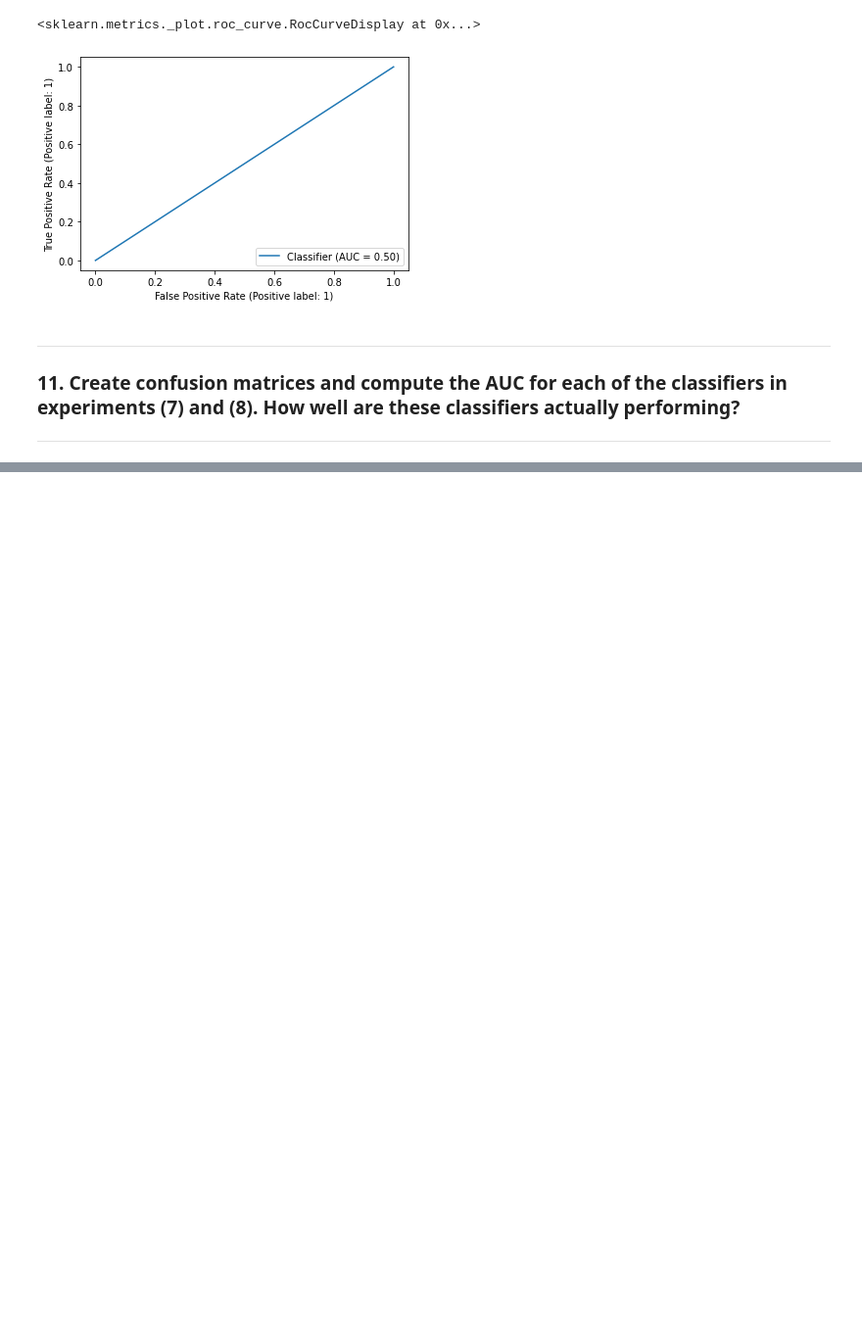
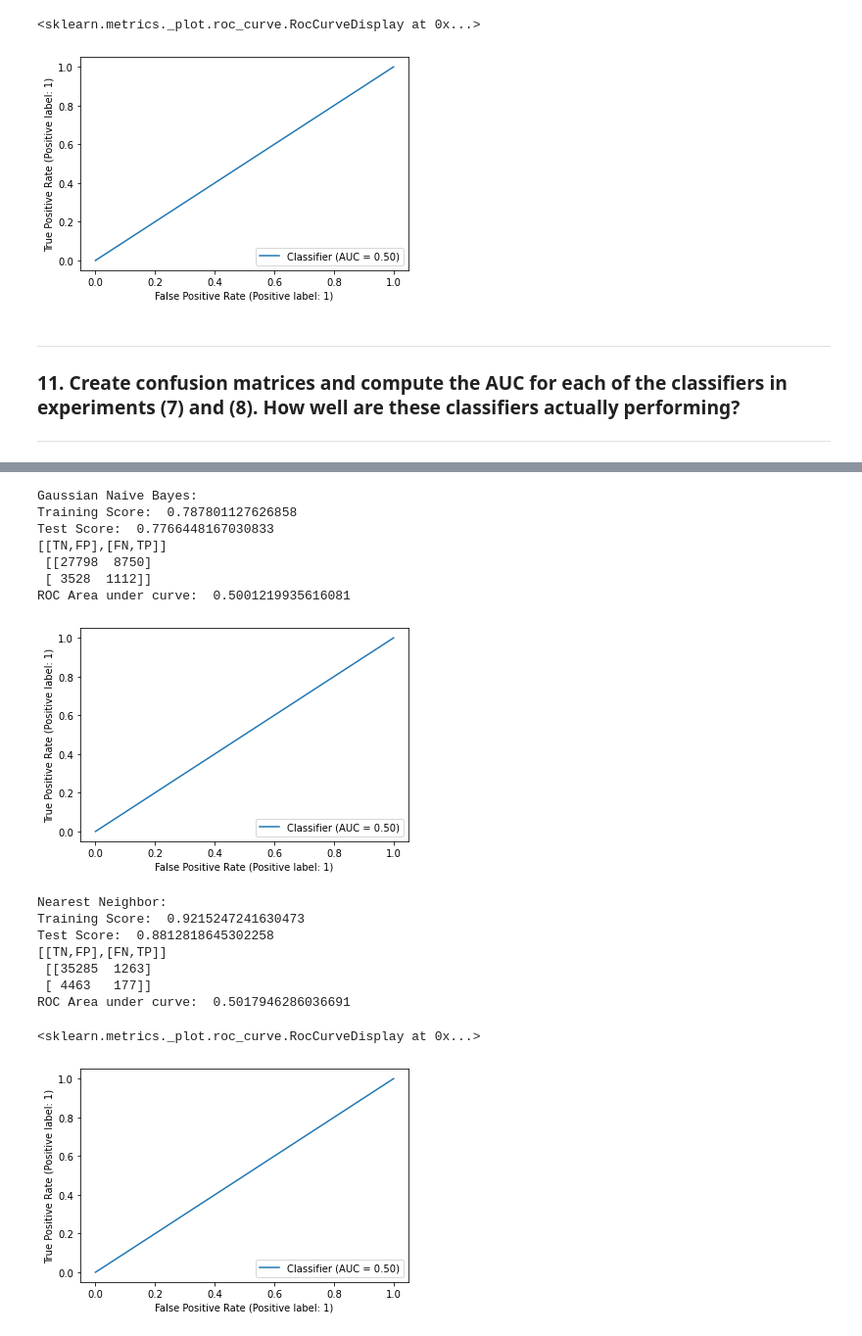
Before and after one commit to TCWilder/483ML_Exploration, a Jupyter notebook: Project3.ipynb, the cells around one changed output, grey strips where cells are left out. Shown at 98% size. Cells and saved outputs as stored; diff of their text form; code cells hidden in the pictures; blank space fills up the shorter version.

```diff
--- a/Project3.ipynb
+++ b/Project3.ipynb
@@ -230,0 +322,41 @@ ROC Area under curve:  0.49984504317421025
+# %%
+from sklearn.naive_bayes import GaussianNB
+
+gnb = GaussianNB()
+gnb.fit(trainingSE, yTrain)
+knn.fit(trainingSE, yTrain)
+gnbScore = gnb.predict(pd.concat([testingSE, trainingSE]))
+knnScore = knn.predict(pd.concat([testingSE, trainingSE]))
+
+print("Gaussian Naive Bayes:")
+print("Training Score: ", gnb.score(trainingSE, yTrain))
+print("Test Score: ", gnb.score(testingSE, yTest))
+print("[[TN,FP],[FN,TP]]\n", confusion_matrix(fullTarget, gnbScore))
+print("ROC Area under curve: ", roc_auc_score(fullTarget, gnbScore))
+RocCurveDisplay.from_predictions(fullTarget, gnbScore)
+plt.show()
+
+print("\nNearest Neighbor:")
+print("Training Score: ", knn.score(trainingSE, yTrain))
+print("Test Score: ", knn.score(testingSE, yTest))
+print("[[TN,FP],[FN,TP]]\n", confusion_matrix(fullTarget, knnScore))
+print("ROC Area under curve: ", roc_auc_score(fullTarget, knnScore))
+RocCurveDisplay.from_predictions(balancedTarget, knnScore)
+# %% [output]
+Gaussian Naive Bayes:
+Training Score:  0.787801127626858
+Test Score:  0.7766448167030833
+[[TN,FP],[FN,TP]]
+ [[27798  8750]
+ [ 3528  1112]]
+ROC Area under curve:  0.5001219935616081
+[figure, added]
+Nearest Neighbor:
+Training Score:  0.9215247241630473
+Test Score:  0.8812818645302258
+[[TN,FP],[FN,TP]]
+ [[35285  1263]
+ [ 4463   177]]
+ROC Area under curve:  0.5017946286036691
+<sklearn.metrics._plot.roc_curve.RocCurveDisplay at 0x...>
+[figure, added]
```
Also changed, not shown: parts of 17 cells of this notebook.
